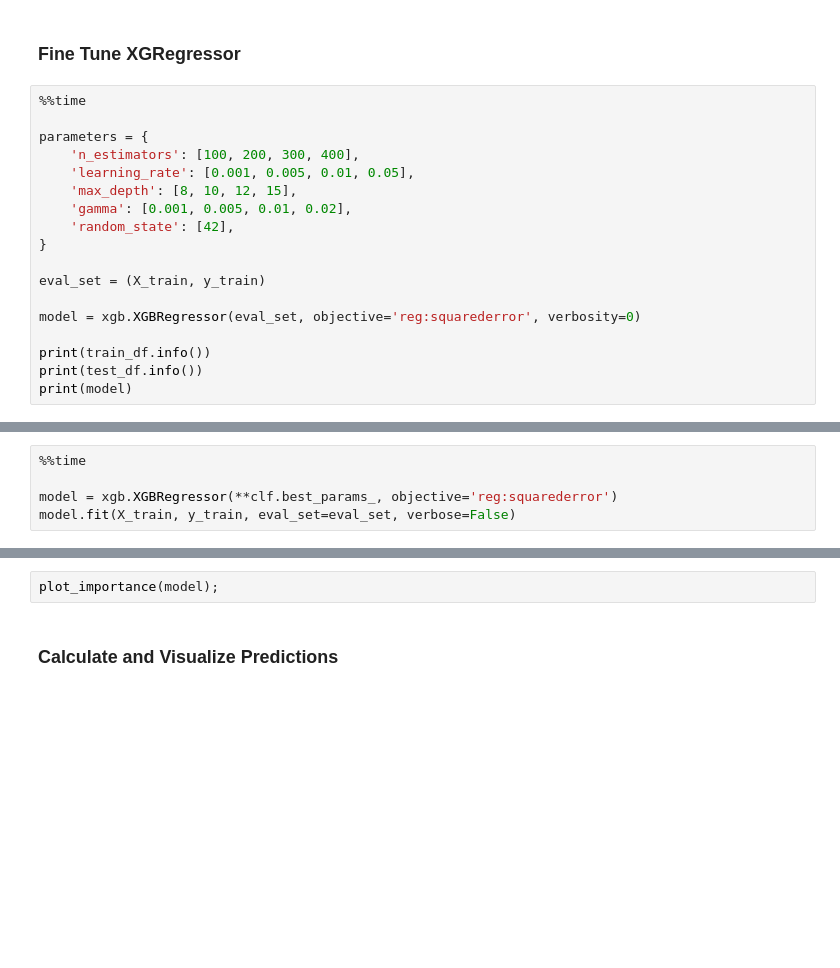
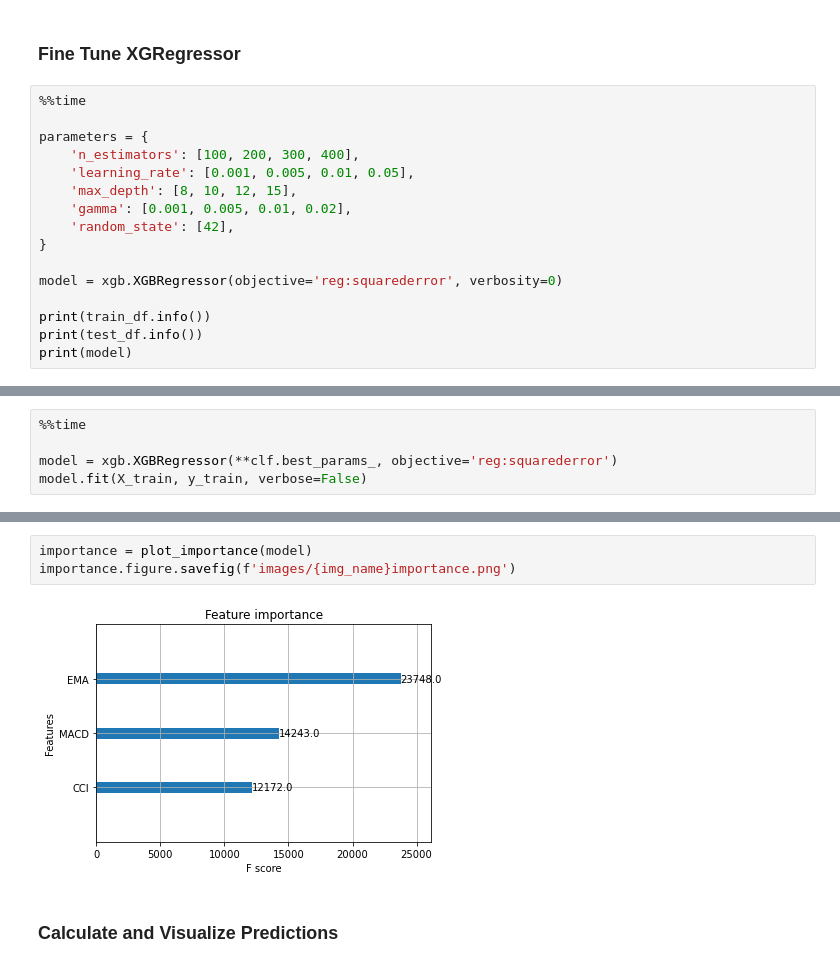
Before and after one commit to timtennyson/Sleep_And_Trade_Bot, a Jupyter notebook: crypto_predictions.ipynb, the cells around one changed output, grey strips where cells are left out. Drawn from its saved outputs; the diff is of its cells as text; blank space fills up the shorter version.

```diff
--- a/crypto_predictions.ipynb
+++ b/crypto_predictions.ipynb
@@ -203,9 +205,7 @@ parameters = {
     'random_state': [42],
 }
 
-eval_set = (X_train, y_train)
-
-model = xgb.XGBRegressor(eval_set, objective='reg:squarederror', verbosity=0)
+model = xgb.XGBRegressor(objective='reg:squarederror', verbosity=0)
 
 print(train_df.info())
 print(test_df.info())
@@ -260,4 +238,4 @@ XGBoostError: [22:21:20] /Users/runner/work/xgboost/xgboost/python-package/build
 %%time
 
 model = xgb.XGBRegressor(**clf.best_params_, objective='reg:squarederror')
-model.fit(X_train, y_train, eval_set=eval_set, verbose=False)
+model.fit(X_train, y_train, verbose=False)
@@ -264,5 +255,8 @@ model.fit(X_train, y_train, eval_set=eval_set, verbose=False)
-# %%
-plot_importance(model);
+# %%
+importance = plot_importance(model)
+importance.figure.savefig(f'images/{img_name}importance.png')
+# %% [output]
+[figure, added]
 # %% [markdown]
 ### Calculate and Visualize Predictions
 # %%
```
Also changed, not shown: parts of 15 cells of this notebook, 46 other files.
